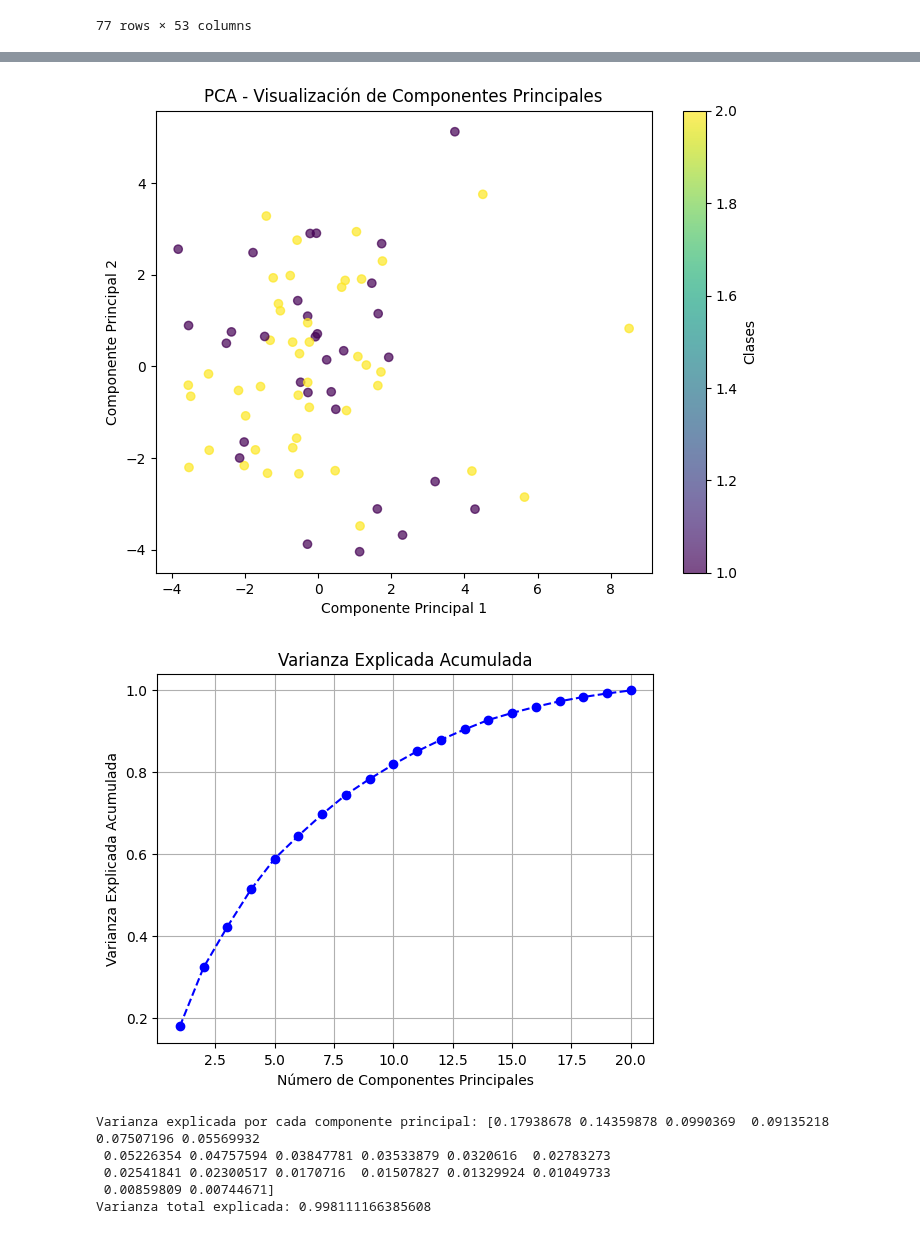
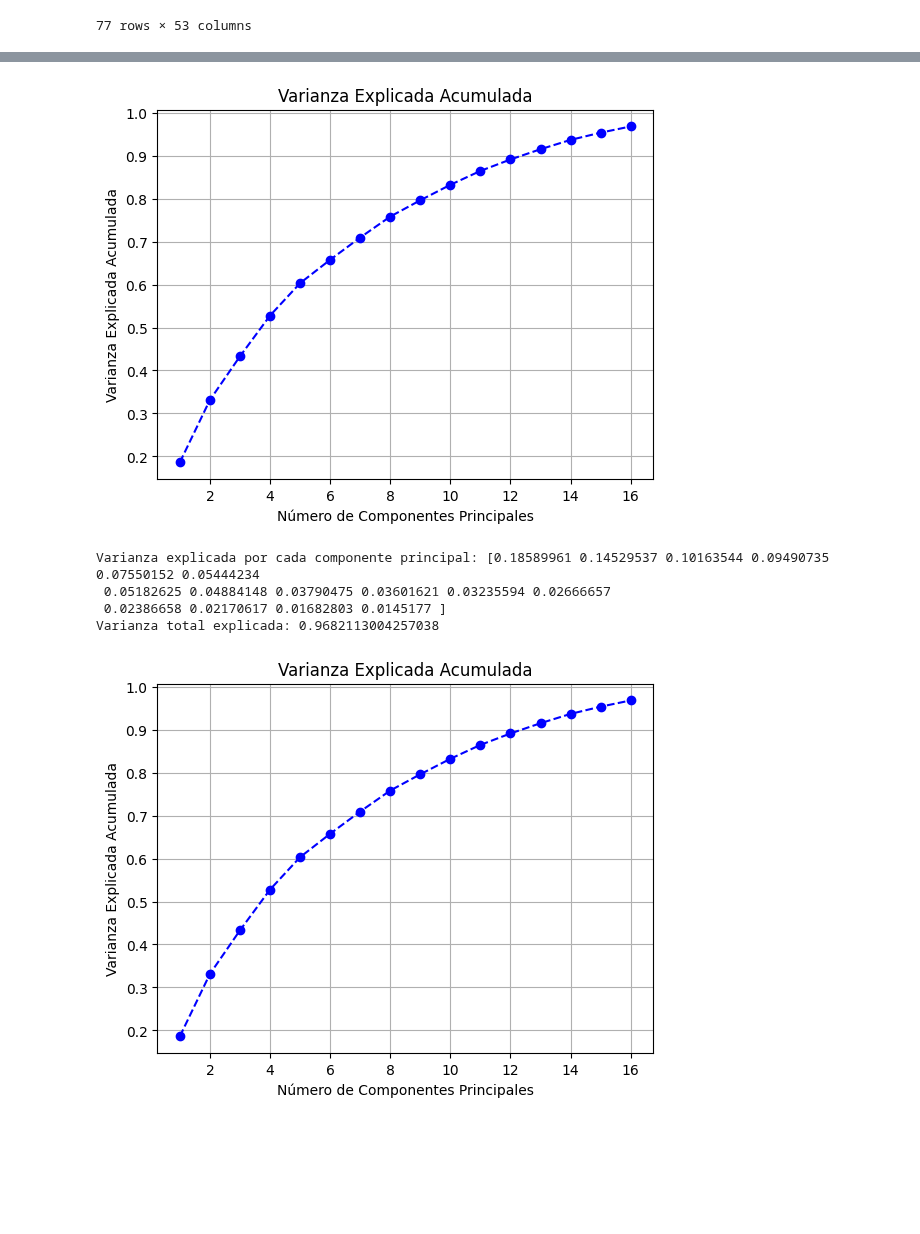
Before and after one commit to 08benja08p/Proyecto_LICD, a Jupyter notebook: Jorge/exploracion.ipynb, the cells around one changed output, grey strips where cells are left out. Drawn from its saved outputs; the diff is of its cells as text; code cells hidden in the pictures; blank space fills up the shorter version.

```diff
--- a/Jorge/exploracion.ipynb
+++ b/Jorge/exploracion.ipynb
@@ -177,0 +222,19 @@ Name: Subtipo RH+/HER2- =1; RH+/HER2+ =2; RH-/HER2+ =3; RH-/HER2-=4, dtype: floa
+# %%
+data['Subtipo RH+/HER2- =1; RH+/HER2+ =2; RH-/HER2+ =3; RH-/HER2-=4'] = df['Subtipo RH+/HER2- =1; RH+/HER2+ =2; RH-/HER2+ =3; RH-/HER2-=4'].apply(lambda x: 1 if x in [2, 3] else 2)
+
+# Calcular la matriz de correlación
+correlation_matrix = data.corr()
+
+
+correlation_data = correlation_matrix['Subtipo RH+/HER2- =1; RH+/HER2+ =2; RH-/HER2+ =3; RH-/HER2-=4'].drop(['Subtipo RH+/HER2- =1; RH+/HER2+ =2; RH-/HER2+ =3; RH-/HER2-=4']).reset_index()
+correlation_data.columns = ['Columnas', 'Correlación']
+
+plt.figure(figsize=(10, 6))
+sns.barplot(data=correlation_data, x='Columnas', y='Correlación', palette='Blues_d', edgecolor='black')
+plt.title('Correlación con subtipos HER2', fontsize=14, fontweight='bold')
+plt.xlabel('Columnas', fontsize=12)
+plt.ylabel('Correlación', fontsize=12)
+plt.xticks(rotation=90, fontsize=10)
+plt.grid(visible=True, linestyle='--', alpha=0.6)
+plt.tight_layout()
+plt.show()
@@ -226,37 +414,36 @@ plt.show()
 # %%
-# Escalar los datos
-scaler = StandardScaler()
-X_scaled = scaler.fit_transform(X)
+tests = [(1, 2), (2, 3)]
 
-# Aplicar PCA
-pca = PCA(n_components=20)
-X_pca = pca.fit_transform(X_scaled)
+for test in tests:
+    data['Subtipo RH+/HER2- =1; RH+/HER2+ =2; RH-/HER2+ =3; RH-/HER2-=4'] = df['Subtipo RH+/HER2- =1; RH+/HER2+ =2; RH-/HER2+ =3; RH-/HER2-=4'].apply(lambda x: 1 if x in test else 0)
+    # Definir los datos y la variable objetivo
+    y = data['Subtipo RH+/HER2- =1; RH+/HER2+ =2; RH-/HER2+ =3; RH-/HER2-=4']
+    X = data.drop(columns=['Subtipo RH+/HER2- =1; RH+/HER2+ =2; RH-/HER2+ =3; RH-/HER2-=4'])
 
-# Visualizar los resultados
-plt.figure(figsize=(8, 6))
-plt.scatter(X_pca[:, 0], X_pca[:, 1], c=y, cmap='viridis', alpha=0.7)
-plt.colorbar(label='Clases')
-plt.xlabel('Componente Principal 1')
-plt.ylabel('Componente Principal 2')
-plt.title('PCA - Visualización de Componentes Principales')
-plt.show()
+    # Escalar los datos
+    scaler = StandardScaler()
+    X_scaled = scaler.fit_transform(X)
 
-plt.plot(range(1, len(pca.explained_variance_ratio_) + 1), np.cumsum(pca.explained_variance_ratio_), marker='o', linestyle='--', color='b')
-plt.title('Varianza Explicada Acumulada')
-plt.xlabel('Número de Componentes Principales')
-plt.ylabel('Varianza Explicada Acumulada')
-plt.grid()
-plt.show()
+    # Aplicar PCA
+    n_components = 16  # Cambia este valor según el número de componentes deseado
+    pca = PCA(n_components=n_components)
+    X_pca = pca.fit_transform(X_scaled)
 
+    # Gráfico de varianza explicada acumulada
+    plt.plot(range(1, len(pca.explained_variance_ratio_) + 1), np.cumsum(pca.explained_variance_ratio_), marker='o', linestyle='--', color='b')
+    plt.title('Varianza Explicada Acumulada')
+    plt.xlabel('Número de Componentes Principales')
+    plt.ylabel('Varianza Explicada Acumulada')
+    plt.grid()
+    plt.show()
 
-# Revisar la varianza explicada
-print("Varianza explicada por cada componente principal:", pca.explained_variance_ratio_)
-print("Varianza total explicada:", sum(pca.explained_variance_ratio_))
+    # Revisar la varianza explicada
+    print("Varianza explicada por cada componente principal:", pca.explained_variance_ratio_)
+    print("Varianza total explicada:", sum(pca.explained_variance_ratio_))
 # %% [output]
-[figure, old version]
+[figure, new version]
+Varianza explicada por cada componente principal: [0.18589961 0.14529537 0.10163544 0.09490735 0.07550152 0.05444234
+ 0.05182625 0.04884148 0.03790475 0.03601621 0.03235594 0.02666657
+ 0.02386658 0.02170617 0.01682803 0.0145177 ]
+Varianza total explicada: 0.9682113004257038
-[figure, old version]
+[figure, new version]
-Varianza explicada por cada componente principal: [0.17938678 0.14359878 0.0990369  0.09135218 0.07507196 0.05569932
- 0.05226354 0.04757594 0.03847781 0.03533879 0.0320616  0.02783273
- 0.02541841 0.02300517 0.0170716  0.01507827 0.01329924 0.01049733
- 0.00859809 0.00744671]
-Varianza total explicada: 0.998111166385608
```
Also changed, not shown: parts of 24 cells of this notebook.
